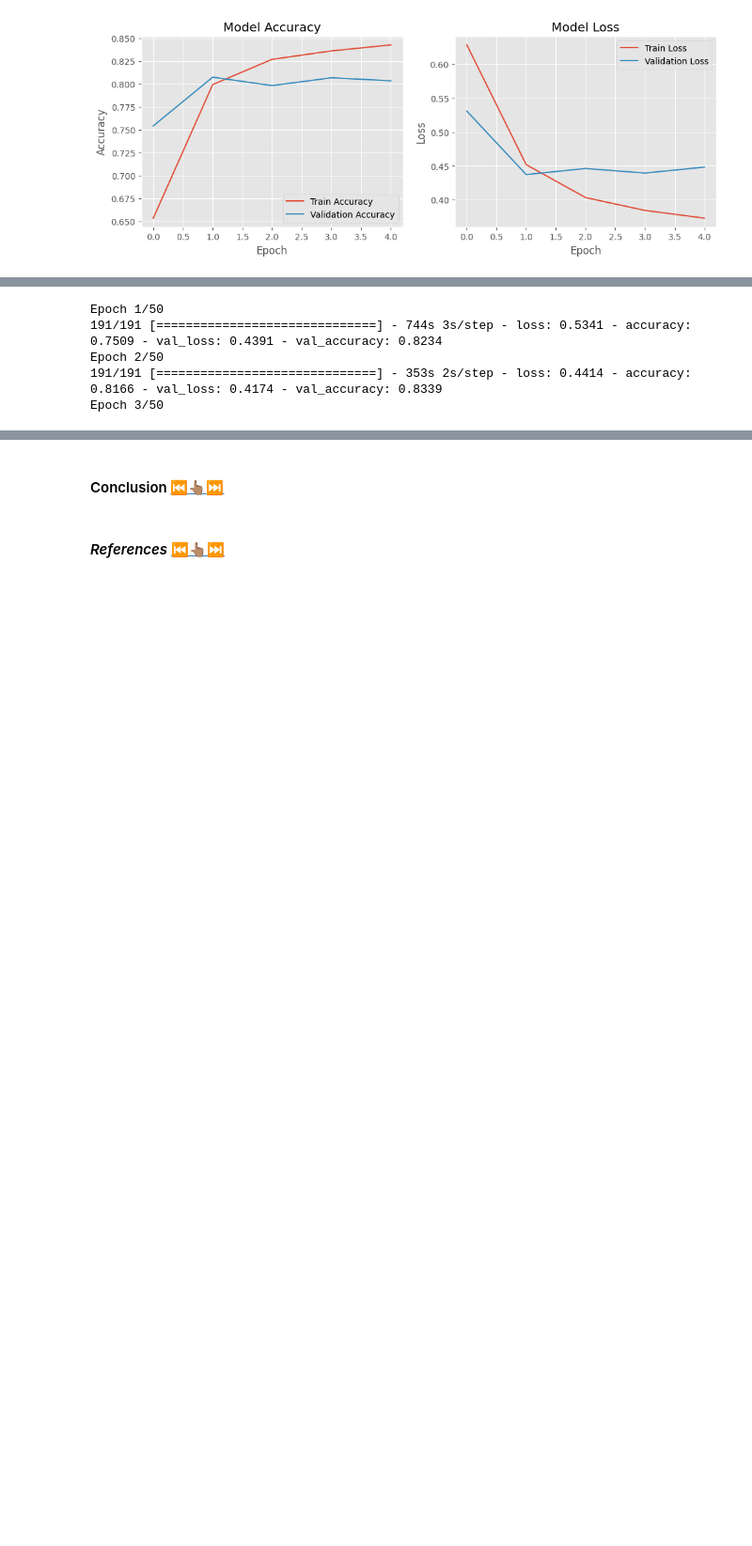
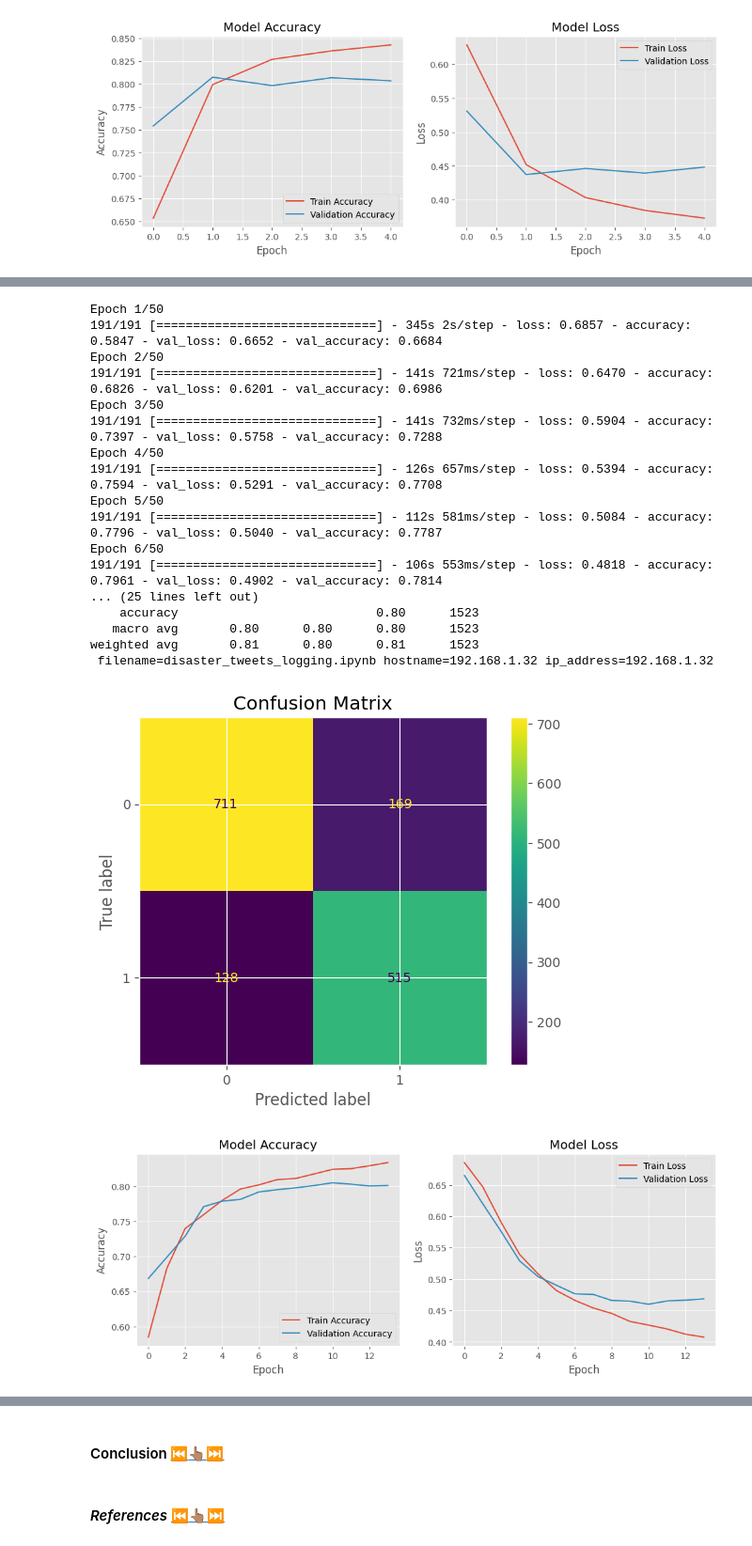
Before and after one commit to dnaby/NLP-Disaster-Tweets-Detection, a Jupyter notebook: notebooks/disaster_tweets_pipeline.ipynb, the cells around one changed output, grey strips where cells are left out. Shown at 94% size. Cells and saved outputs as stored; diff of their text form; code cells hidden in the pictures; blank space fills up the shorter version.

```diff
--- a/notebooks/disaster_tweets_pipeline.ipynb
+++ b/notebooks/disaster_tweets_pipeline.ipynb
@@ -924,7 +1027,7 @@ import matplotlib.pyplot as plt
 import numpy as np
 from tensorflow.keras.losses import SparseCategoricalCrossentropy
 from tensorflow.keras.metrics import SparseCategoricalAccuracy
-from tensorflow.keras.optimizers.legacy import RMSprop, Adam  # Changed to RMSProp optimizer
+from tensorflow.keras.optimizers.legacy import Adam  # Changed to RMSProp optimizer
 from tensorflow.keras.callbacks import EarlyStopping  # Import EarlyStopping
 from tensorflow.keras.layers import Dropout
 from tensorflow.keras import Model
@@ -976,7 +1079,7 @@ val_labels = y_val.values
 class_weights = compute_class_weight('balanced', classes=np.array([0, 1]), y=train_labels)
 class_weights = {0: class_weights[0], 1: class_weights[1]}
 
-model.compile(optimizer=RMSprop(learning_rate=6e-6), loss=SparseCategoricalCrossentropy(from_logits=True), metrics=SparseCategoricalAccuracy('accuracy'))
+model.compile(optimizer=Adam(learning_rate=5e-7), loss=SparseCategoricalCrossentropy(from_logits=True), metrics=SparseCategoricalAccuracy('accuracy'))
 # Train the model
 history = model.fit(
     {
@@ -1041,9 +1144,23 @@ Y test: (1523,) filename=disaster_tweets_logging.ipynb hostname=Mouhamadou-Naby-
 All PyTorch model weights were used when initializing TFBertForSequenceClassification.
 
 Some weights or buffers of the TF 2.0 model TFBertForSequenceClassification were not initialized from the PyTorch model and are newly initialized: ['classifier.weight', 'classifier.bias']
 You should probably TRAIN this model on a down-stream task to be able to use it for predictions and inference.
 Epoch 1/50
-191/191 [==============================] - 744s 3s/step - loss: 0.5341 - accuracy: 0.7509 - val_loss: 0.4391 - val_accuracy: 0.8234
+191/191 [==============================] - 345s 2s/step - loss: 0.6857 - accuracy: 0.5847 - val_loss: 0.6652 - val_accuracy: 0.6684
 Epoch 2/50
-191/191 [==============================] - 353s 2s/step - loss: 0.4414 - accuracy: 0.8166 - val_loss: 0.4174 - val_accuracy: 0.8339
+191/191 [==============================] - 141s 721ms/step - loss: 0.6470 - accuracy: 0.6826 - val_loss: 0.6201 - val_accuracy: 0.6986
 Epoch 3/50
+191/191 [==============================] - 141s 732ms/step - loss: 0.5904 - accuracy: 0.7397 - val_loss: 0.5758 - val_accuracy: 0.7288
+Epoch 4/50
+191/191 [==============================] - 126s 657ms/step - loss: 0.5394 - accuracy: 0.7594 - val_loss: 0.5291 - val_accuracy: 0.7708
+Epoch 5/50
+191/191 [==============================] - 112s 581ms/step - loss: 0.5084 - accuracy: 0.7796 - val_loss: 0.5040 - val_accuracy: 0.7787
+Epoch 6/50
+191/191 [==============================] - 106s 553ms/step - loss: 0.4818 - accuracy: 0.7961 - val_loss: 0.4902 - val_accuracy: 0.7814
+... (25 lines left out)
+    accuracy                           0.80      1523
+   macro avg       0.80      0.80      0.80      1523
+weighted avg       0.81      0.80      0.81      1523
+ filename=disaster_tweets_logging.ipynb hostname=192.168.1.32 ip_address=192.168.1.32
+[figure, added]
+[figure, added]
```
Also changed, not shown: parts of 7 cells of this notebook, 1 other file.
